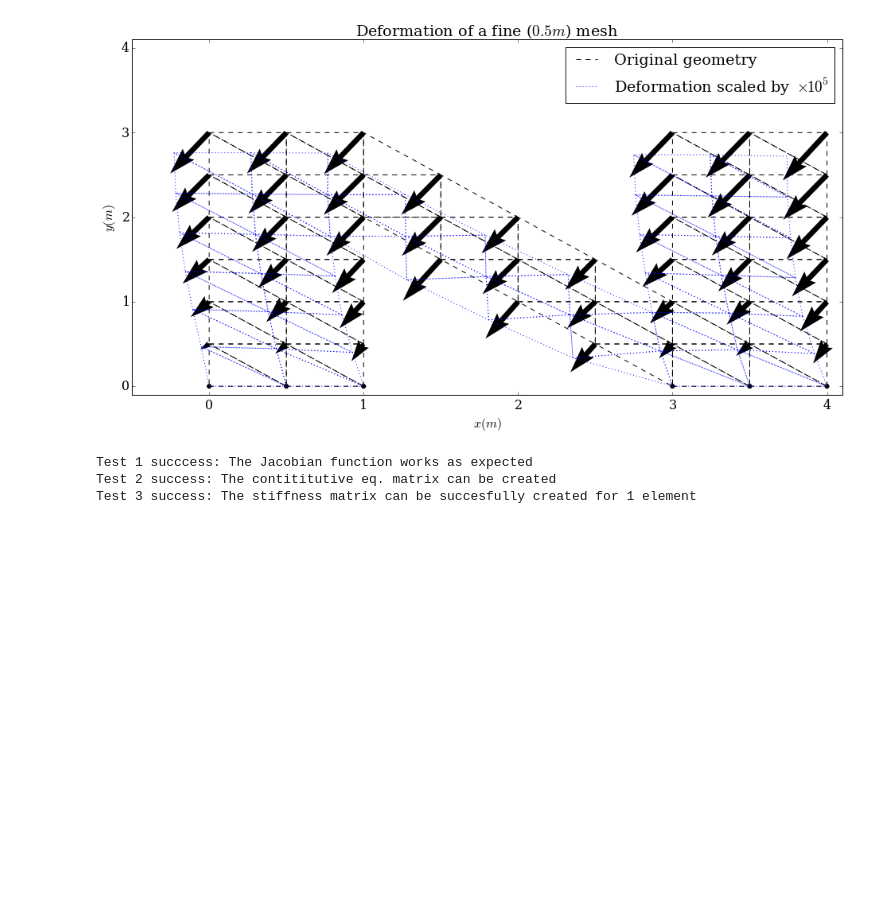
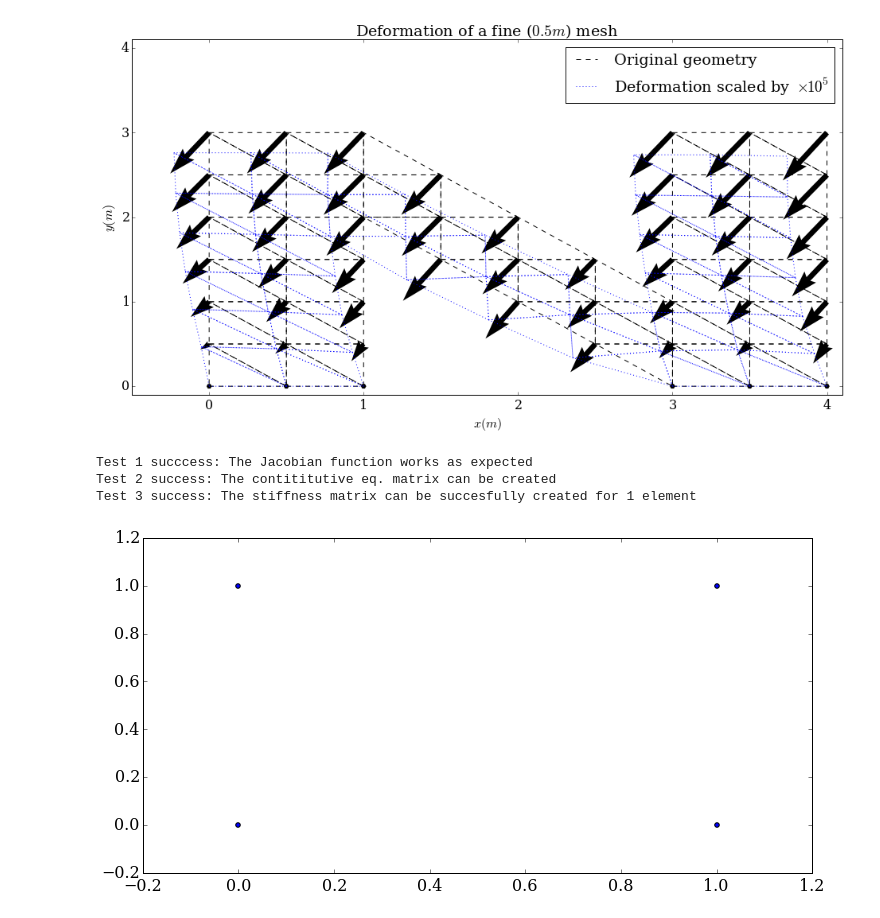
Before and after one commit to KDra/CompSimulation, a Jupyter notebook: FE/Coursework-04-Finite-Elements.ipynb, the cells around one changed output. Drawn from its saved outputs; the diff is of its cells as text; code cells hidden in the pictures; blank space fills up the shorter version.

```diff
--- a/FE/Coursework-04-Finite-Elements.ipynb
+++ b/FE/Coursework-04-Finite-Elements.ipynb
@@ -579,3 +583,14 @@ test_suite()
 Test 1 succcess: The Jacobian function works as expected
 Test 2 success: The contititutive eq. matrix can be created
 Test 3 success: The stiffness matrix can be succesfully created for 1 element
+# %%
+nodes = np.array([[0.0, 0.0], [1.0, 0.0], [0.0, 1.0], [1.0, 1.0]])
+IEN = np.array([[0, 1, 2], [1, 2, 3]])
+fixed_nodes = np.array([0, 1])
+# %%
+pyplot.scatter(nodes[:,0], nodes[:, 1])
+E = 4e10
+nu = 0.15
+K = global_stiffness(E, nu, nodes, IEN, fixed_nodes)
+# %% [output]
+[figure, added]
```
Also changed, not shown: parts of 1 cell of this notebook.
